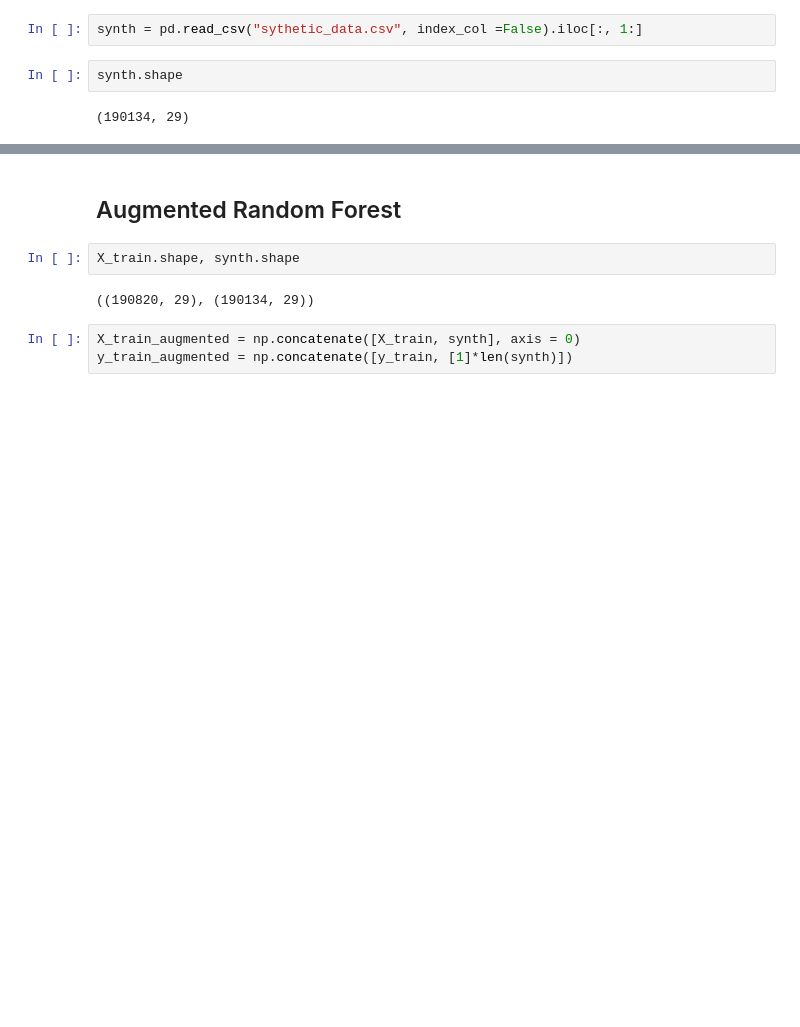
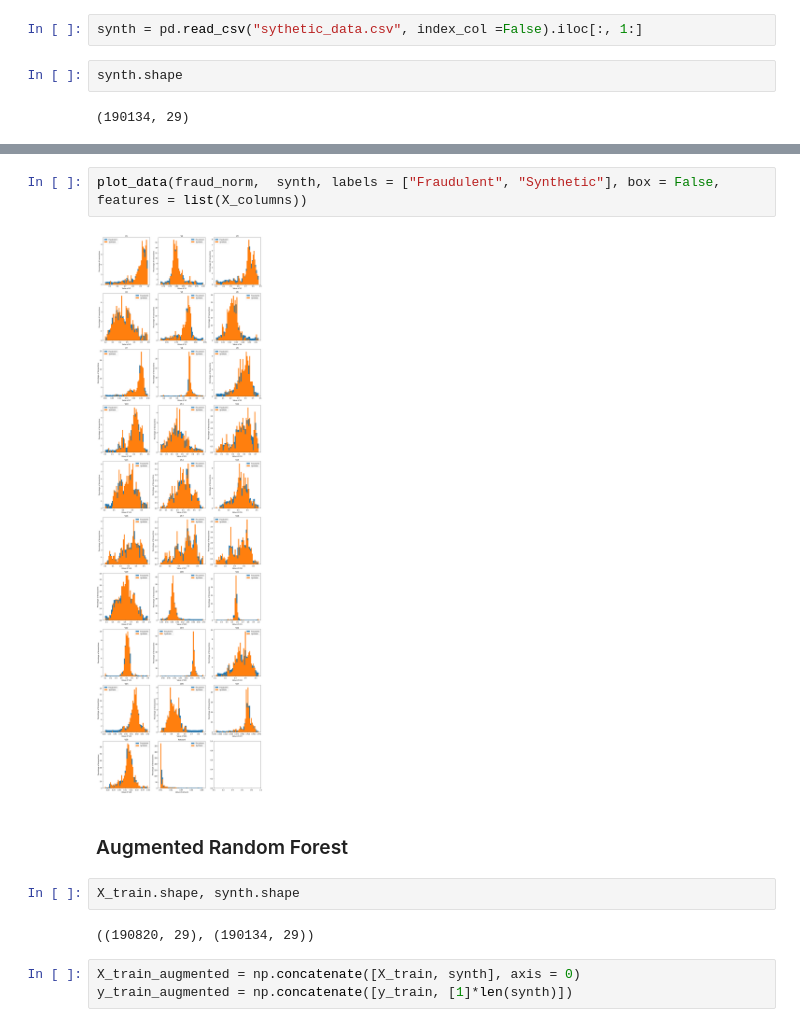
Before and after one commit to diegounzueta/Medium-Articles-, a Jupyter notebook: Fraud detection/Fraud Transactional Data.ipynb, the cells around one changed output, grey strips where cells are left out. Saved outputs shown, nothing was run; the diff lists cells and outputs as text; blank space fills up the shorter version.

```diff
--- a/Fraud detection/Fraud Transactional Data.ipynb
+++ b/Fraud detection/Fraud Transactional Data.ipynb
@@ -471,5 +475,9 @@ plot_data(fraud_norm, synth = synth, features = list(X_columns))
+# %%
+plot_data(fraud_norm,  synth, labels = ["Fraudulent", "Synthetic"], box = False, features = list(X_columns))
+# %% [output]
+[figure, added]
 # %% [markdown]
-## Augmented Random Forest
+### Augmented Random Forest
 # %%
 X_train.shape, synth.shape
 # %% [output]
```
Also changed, not shown: parts of 78 cells of this notebook.
